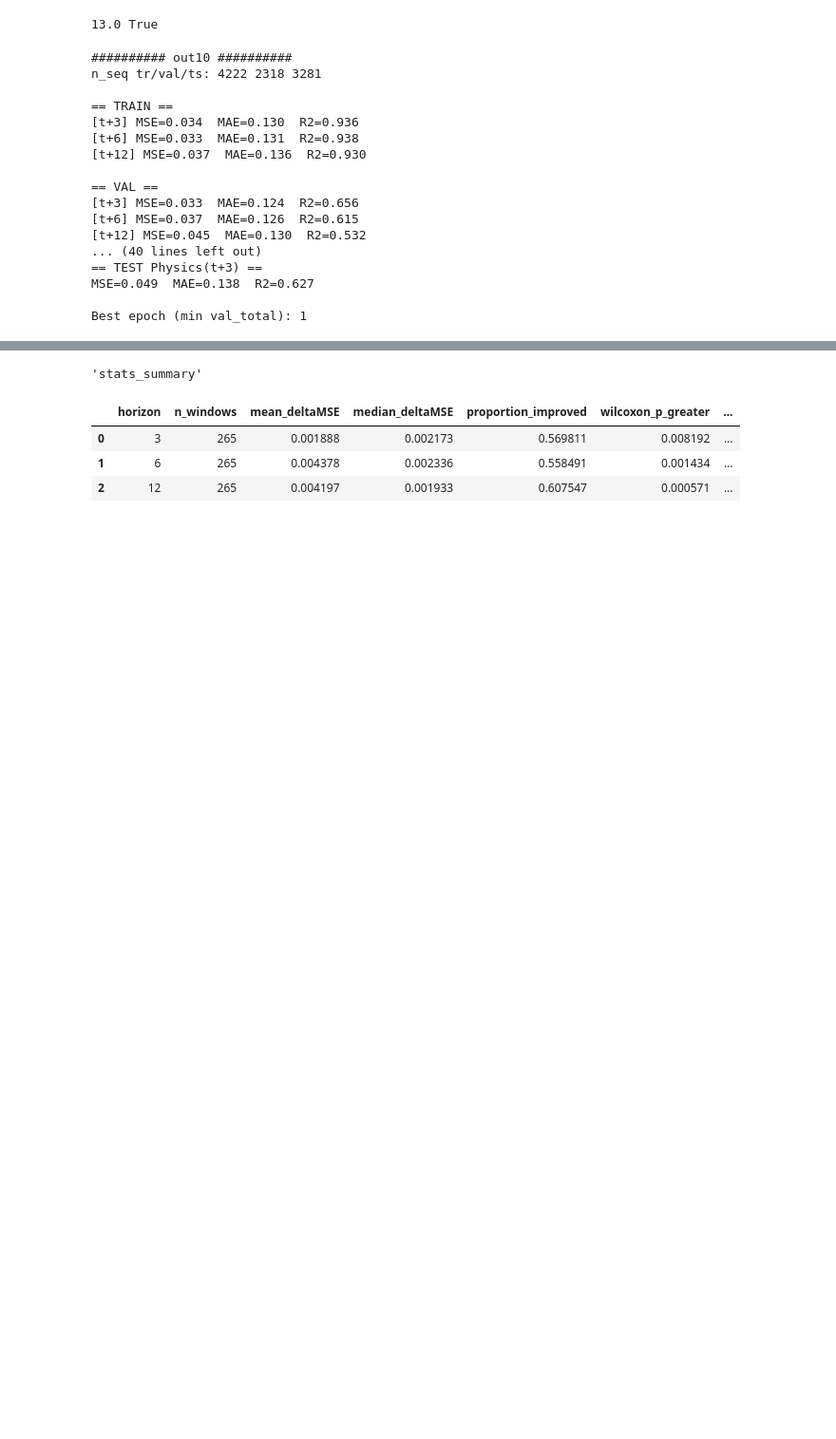
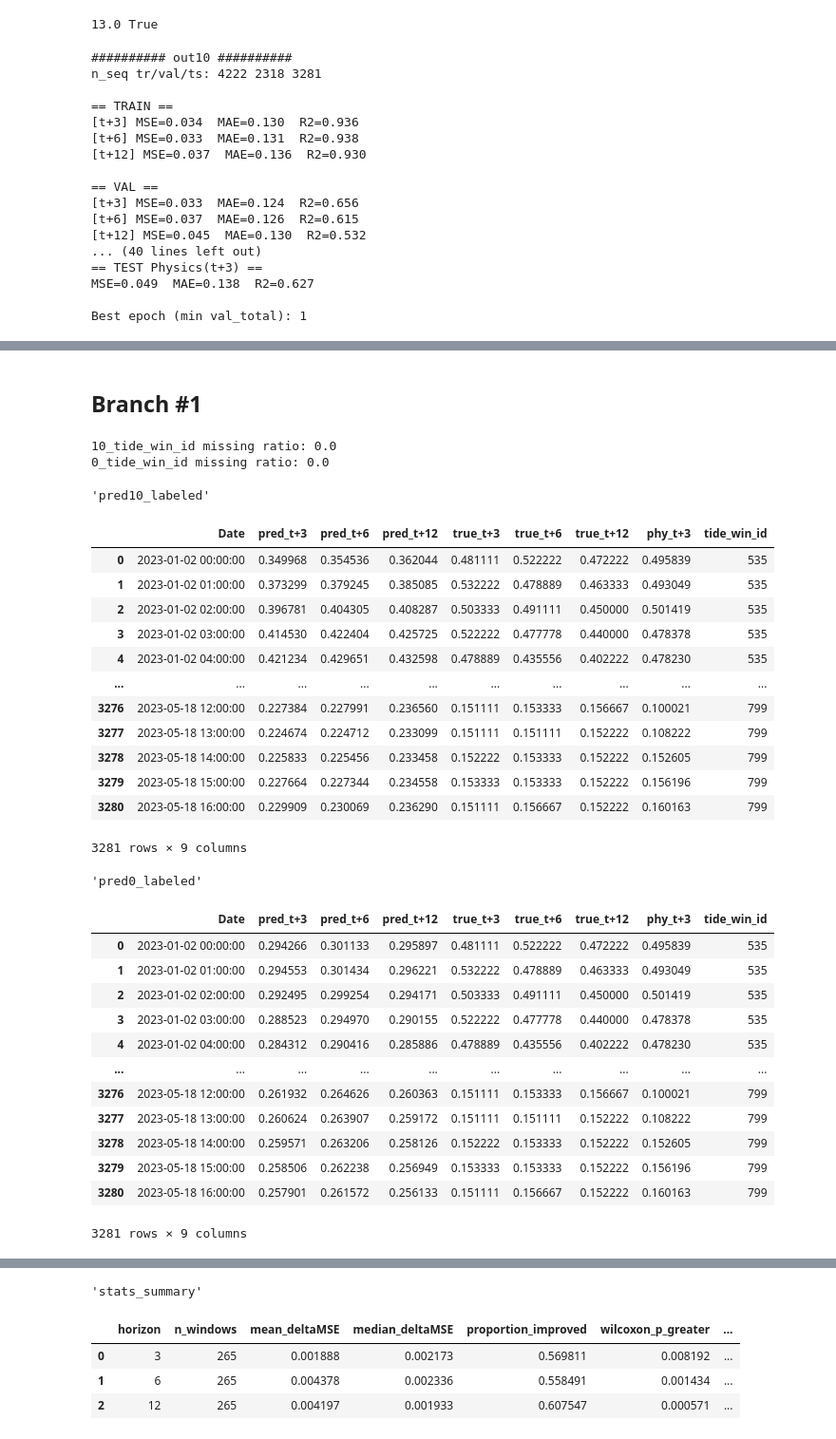
Before and after one commit to changyeon99/DomainGeneralization, a Jupyter notebook: Alpha.ipynb, the cells around one changed output, grey strips where cells are left out. Shown at 95% size. Drawn from its saved outputs; the diff is of its cells as text; code cells hidden in the pictures; blank space fills up the shorter version.

```diff
--- a/Alpha.ipynb
+++ b/Alpha.ipynb
@@ -2381,0 +2384,60 @@ display('pred0_ts',  pred0_ts)
+# %% [markdown]
+## Branch #1
+# %%
+df_key = df_ts[['Date','tide_win_id']].copy()
+df_key['Date'] = pd.to_datetime(df_key['Date'])
+
+pred10 = pred10_ts.copy()
+pred10['Date'] = pd.to_datetime(pred10['Date'])
+pred0 = pred0_ts.copy()
+pred0['Date'] = pd.to_datetime(pred0['Date'])
+
+# 2) 중복 Date 체크 (중복 있으면 merge가 폭발해서 행 수 늘어남)
+# (시계열은 보통 Date가 유니크여야 함)
+assert not df_key['Date'].duplicated().any(), "df_ts에 Date 중복이 있어 merge가 꼬일 수 있음"
+assert not pred10['Date'].duplicated().any(), "pred10_ts에 Date 중복이 있어 merge가 꼬일 수 있음"
+assert not pred0['Date'].duplicated().any(), "pred0_ts에 Date 중복이 있어 merge가 꼬일 수 있음"
+
+# 3) merge (left join 권장: 예측 테이블을 기준으로 윈도우 id를 붙임)
+pred10_labeled = pred10.merge(df_key, on='Date', how='left')
+pred0_labeled = pred0.merge(df_key, on='Date', how='left')
+
+# 4) 누락 확인 (Date가 안 맞는 구간이 있는지)
+miss = pred10_labeled['tide_win_id'].isna().mean()
+print("10_tide_win_id missing ratio:", miss)
+miss = pred0_labeled['tide_win_id'].isna().mean()
+print("0_tide_win_id missing ratio:", miss)
+
+display('pred10_labeled', pred10_labeled)
+display('pred0_labeled', pred0_labeled)
+# %% [output]
+10_tide_win_id missing ratio: 0.0
+0_tide_win_id missing ratio: 0.0
+'pred10_labeled'
+|  | Date | pred_t+3 | pred_t+6 | pred_t+12 | true_t+3 | true_t+6 | true_t+12 | phy_t+3 | tide_win_id |
+| 0 | 2023-01-02 00:00:00 | 0.349968 | 0.354536 | 0.362044 | 0.481111 | 0.522222 | 0.472222 | 0.495839 | 535 |
+| 1 | 2023-01-02 01:00:00 | 0.373299 | 0.379245 | 0.385085 | 0.532222 | 0.478889 | 0.463333 | 0.493049 | 535 |
+| 2 | 2023-01-02 02:00:00 | 0.396781 | 0.404305 | 0.408287 | 0.503333 | 0.491111 | 0.450000 | 0.501419 | 535 |
+| 3 | 2023-01-02 03:00:00 | 0.414530 | 0.422404 | 0.425725 | 0.522222 | 0.477778 | 0.440000 | 0.478378 | 535 |
+| 4 | 2023-01-02 04:00:00 | 0.421234 | 0.429651 | 0.432598 | 0.478889 | 0.435556 | 0.402222 | 0.478230 | 535 |
+| ... | ... | ... | ... | ... | ... | ... | ... | ... | ... |
+| 3276 | 2023-05-18 12:00:00 | 0.227384 | 0.227991 | 0.236560 | 0.151111 | 0.153333 | 0.156667 | 0.100021 | 799 |
+| 3277 | 2023-05-18 13:00:00 | 0.224674 | 0.224712 | 0.233099 | 0.151111 | 0.151111 | 0.152222 | 0.108222 | 799 |
+| 3278 | 2023-05-18 14:00:00 | 0.225833 | 0.225456 | 0.233458 | 0.152222 | 0.153333 | 0.152222 | 0.152605 | 799 |
+| 3279 | 2023-05-18 15:00:00 | 0.227664 | 0.227344 | 0.234558 | 0.153333 | 0.153333 | 0.152222 | 0.156196 | 799 |
+| 3280 | 2023-05-18 16:00:00 | 0.229909 | 0.230069 | 0.236290 | 0.151111 | 0.156667 | 0.152222 | 0.160163 | 799 |
+3281 rows × 9 columns
+'pred0_labeled'
+|  | Date | pred_t+3 | pred_t+6 | pred_t+12 | true_t+3 | true_t+6 | true_t+12 | phy_t+3 | tide_win_id |
+| 0 | 2023-01-02 00:00:00 | 0.294266 | 0.301133 | 0.295897 | 0.481111 | 0.522222 | 0.472222 | 0.495839 | 535 |
+| 1 | 2023-01-02 01:00:00 | 0.294553 | 0.301434 | 0.296221 | 0.532222 | 0.478889 | 0.463333 | 0.493049 | 535 |
+| 2 | 2023-01-02 02:00:00 | 0.292495 | 0.299254 | 0.294171 | 0.503333 | 0.491111 | 0.450000 | 0.501419 | 535 |
+| 3 | 2023-01-02 03:00:00 | 0.288523 | 0.294970 | 0.290155 | 0.522222 | 0.477778 | 0.440000 | 0.478378 | 535 |
+| 4 | 2023-01-02 04:00:00 | 0.284312 | 0.290416 | 0.285886 | 0.478889 | 0.435556 | 0.402222 | 0.478230 | 535 |
+| ... | ... | ... | ... | ... | ... | ... | ... | ... | ... |
+| 3276 | 2023-05-18 12:00:00 | 0.261932 | 0.264626 | 0.260363 | 0.151111 | 0.153333 | 0.156667 | 0.100021 | 799 |
+| 3277 | 2023-05-18 13:00:00 | 0.260624 | 0.263907 | 0.259172 | 0.151111 | 0.151111 | 0.152222 | 0.108222 | 799 |
+| 3278 | 2023-05-18 14:00:00 | 0.259571 | 0.263206 | 0.258126 | 0.152222 | 0.153333 | 0.152222 | 0.152605 | 799 |
+| 3279 | 2023-05-18 15:00:00 | 0.258506 | 0.262238 | 0.256949 | 0.153333 | 0.153333 | 0.152222 | 0.156196 | 799 |
+| 3280 | 2023-05-18 16:00:00 | 0.257901 | 0.261572 | 0.256133 | 0.151111 | 0.156667 | 0.152222 | 0.160163 | 799 |
+3281 rows × 9 columns
```
Also changed, not shown: parts of 8 cells of this notebook.
